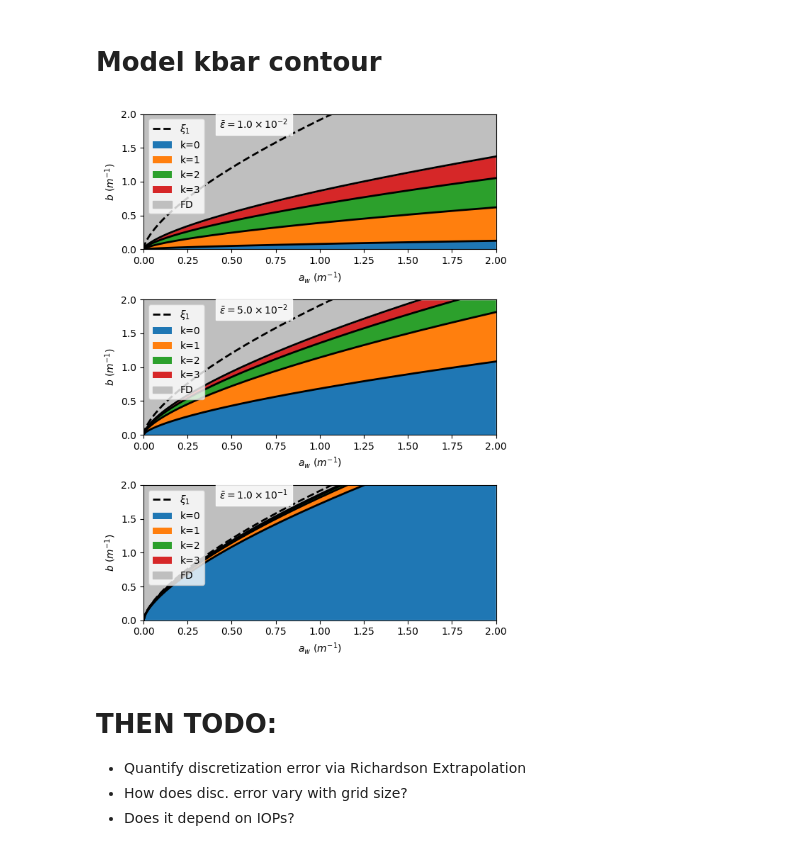
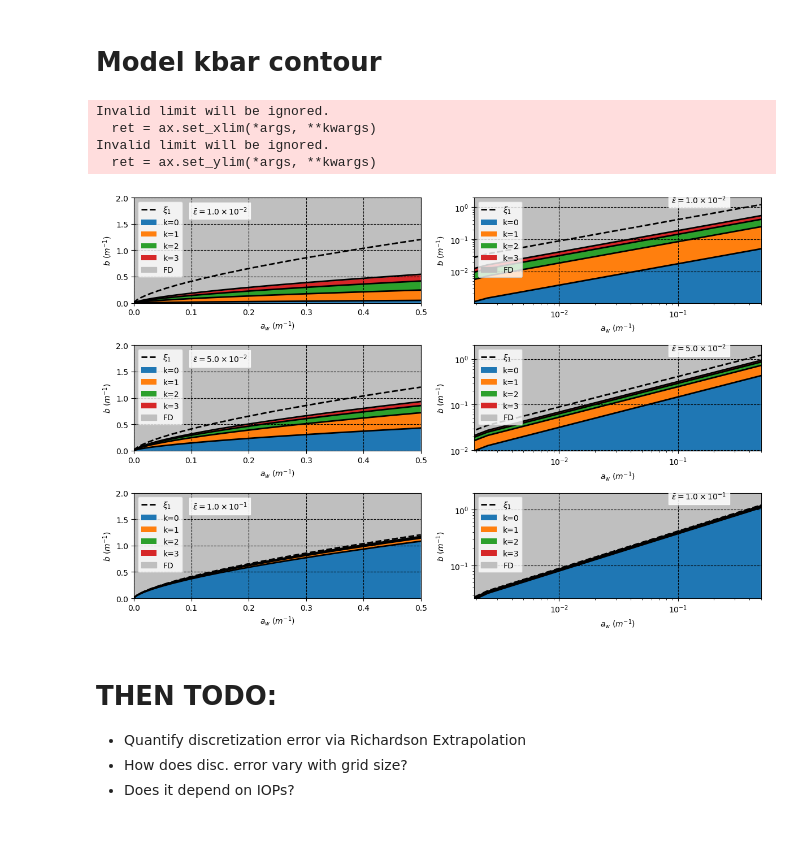
Before and after one commit to OliverEvans96/kelp, a Jupyter notebook: code/python/VerificationOfCalculations.ipynb, the cells around one changed output. Saved outputs shown, nothing was run; the diff lists cells and outputs as text; code cells hidden in the pictures.

```diff
--- a/code/python/VerificationOfCalculations.ipynb
+++ b/code/python/VerificationOfCalculations.ipynb
@@ -2057,0 +2155,3 @@ for i, a_water in enumerate(a_water_list):
+# %%
+er_thres=1e-2
+plot_kbar_data(er_thres, tot_err_arr)
@@ -2101,8 +2203,8 @@ for k in num_scatters_list:
 
     # fitted n=0 vals:
     # alpha=8.40e-02
-    # n1=-4.69e-01
-    # n2=7.77e-01
+    # n1=7.77e-01
+    # n2=4.69e-01
 
     alpha = .1
     n1 = .75
@@ -2117,7 +2219,7 @@ for k in num_scatters_list:
     ax.set_yscale('log')
     ax.scatter(ar, er, c=br, label='n={}'.format(k))
     ax.scatter(ar, er_predict, marker='x', c=br, label='n={}'.format(k))
-    ax.set_xlabel(r'$\xi$')
+    ax.set_xlabel(r'$a_w$')
     ax.set_ylabel(r'$\varepsilon$')
     ax.legend()
 
@@ -2353,7 +2455,7 @@ def frexp10(x):
     exp = int(np.floor(np.log10(abs(x))))
     return x / 10**exp, exp
 # %%
-def plot_kbar(er_thres, alim=(0,2), blim=(0,2)):
+def plot_kbar(er_thres, alim=(0,0.5), blim=(0,2)):
     ac = np.linspace(*alim, 201)
     bc = np.linspace(*blim, 201)
     ag, bg = np.meshgrid(ac, bc, indexing='ij')
@@ -2395,8 +2497,8 @@ def plot_kbar(er_thres, alim=(0,2), blim=(0,2)):
         label=r'$\xi_1$',
     )
     plt.text(
-        0.625,
-        1.85,
+        0.15,
+        1.75,
         r'$\bar{{\varepsilon}}={}\times10^{{{}}}$'.format(*frexp10(er_thres)),
         va='center',
         ha='center',
@@ -2409,14 +2511,24 @@ def plot_kbar(er_thres, alim=(0,2), blim=(0,2)):
     plt.xlabel('$a_w$ ($m^{-1}$)')
     plt.ylabel('$b$ ($m^{-1}$)')
 # %%
-plt.figure(figsize=(6,8))
+plt.figure(figsize=(12,8))
 thresholds = [1e-2, 5e-2, 1e-1]
 for i, er_thres in enumerate(thresholds):
-    plt.subplot(len(thresholds), 1, i+1)
+    plt.subplot(len(thresholds), 2, 2*i+1)
     plot_kbar(er_thres)
+    plt.grid(color='0', ls='--')
+    plt.subplot(len(thresholds), 2, 2*i+2)
+    plt.xscale('log')
+    plt.yscale('log')
+    plot_kbar(er_thres)
+    plt.grid(color='0', ls='--')
 plt.tight_layout()
 # %% [output]
+Invalid limit will be ignored.
+  ret = ax.set_xlim(*args, **kwargs)
+Invalid limit will be ignored.
+  ret = ax.set_ylim(*args, **kwargs)
-[figure, old version]
+[figure, new version]
 # %% [markdown]
 # THEN TODO:
 - Quantify discretization error via Richardson Extrapolation
```
Also changed, not shown: parts of 52 cells of this notebook.
